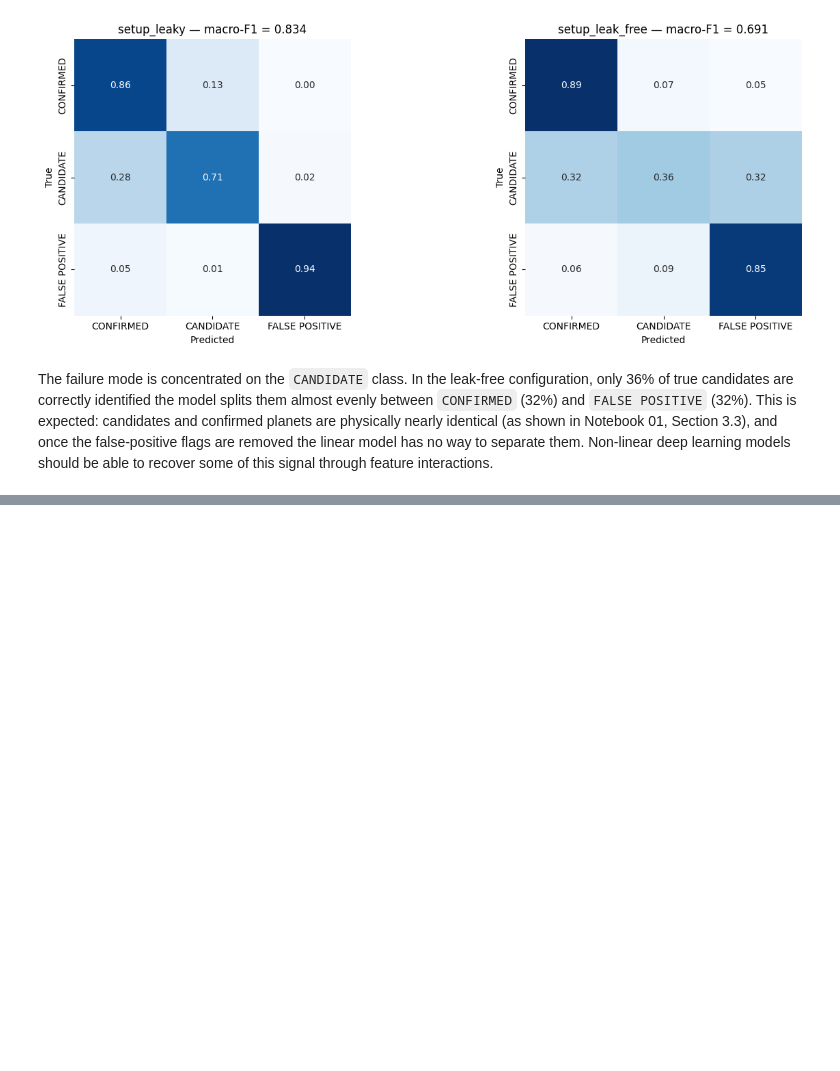
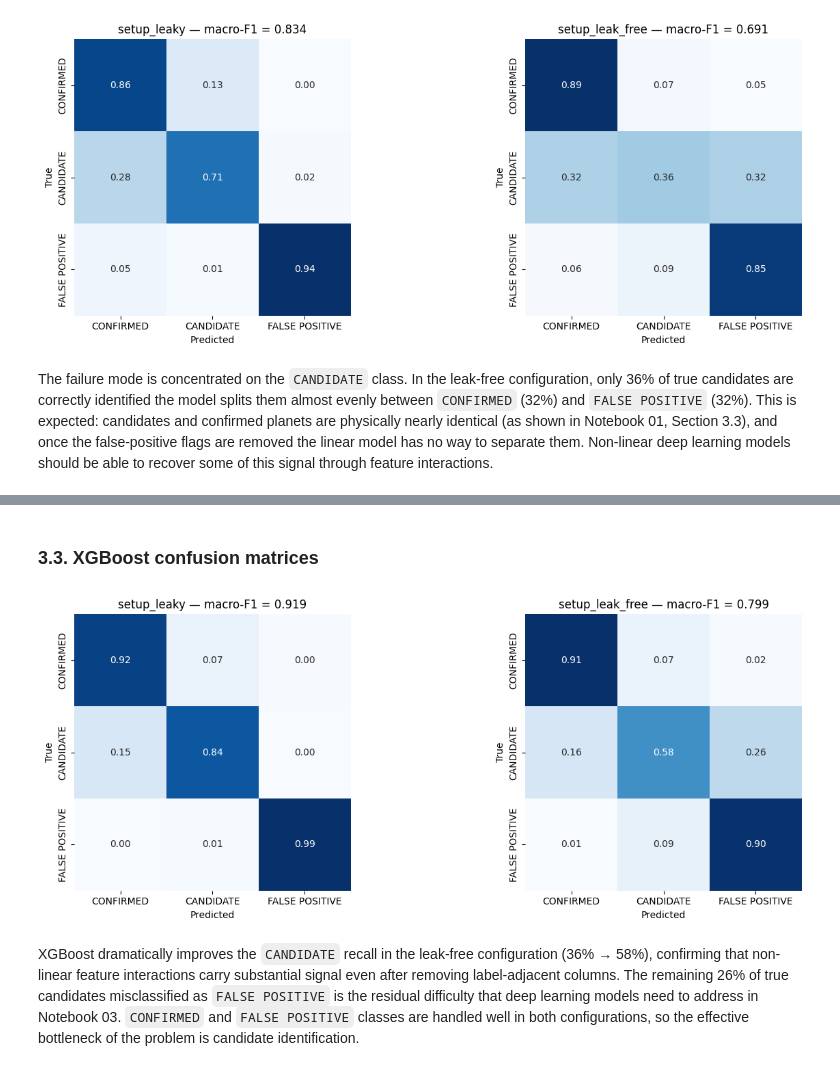
Before and after one commit to AhmedInv40/kepler-exoplanet-dl, a Jupyter notebook: notebooks/02_baselines.ipynb, the cells around one changed output, grey strips where cells are left out. Saved outputs shown, nothing was run; the diff lists cells and outputs as text; code cells hidden in the pictures; blank space fills up the shorter version.

```diff
--- a/notebooks/02_baselines.ipynb
+++ b/notebooks/02_baselines.ipynb
@@ -201,0 +292,30 @@ The failure mode is concentrated on the `CANDIDATE` class. In the leak-free conf
+# %% [markdown]
+### 3.3. XGBoost confusion matrices
+# %%
+fig, axes = plt.subplots(1, 2, figsize=(14, 5))
+
+for ax, result in zip(axes, xgb_results):
+    cm = result["confusion_matrix"]
+    cm_normalized = cm.astype(float) / cm.sum(axis=1, keepdims=True)
+
+    sns.heatmap(
+        cm_normalized,
+        annot=True,
+        fmt=".2f",
+        cmap="Blues",
+        xticklabels=class_order,
+        yticklabels=class_order,
+        ax=ax,
+        cbar=False,
+        square=True,
+    )
+    ax.set_xlabel("Predicted")
+    ax.set_ylabel("True")
+    ax.set_title(f"{result['setup']} — macro-F1 = {result['macro_f1']:.3f}")
+
+plt.tight_layout()
+plt.show()
+# %% [output]
+[figure, added]
+# %% [markdown]
+XGBoost dramatically improves the `CANDIDATE` recall in the leak-free configuration (36% → 58%), confirming that non-linear feature interactions carry substantial signal even after removing label-adjacent columns. The remaining 26% of true candidates misclassified as `FALSE POSITIVE` is the residual difficulty that deep learning models need to address in Notebook 03. `CONFIRMED` and `FALSE POSITIVE` classes are handled well in both configurations, so the effective bottleneck of the problem is candidate identification.
```
Also changed, not shown: parts of 5 cells of this notebook.
